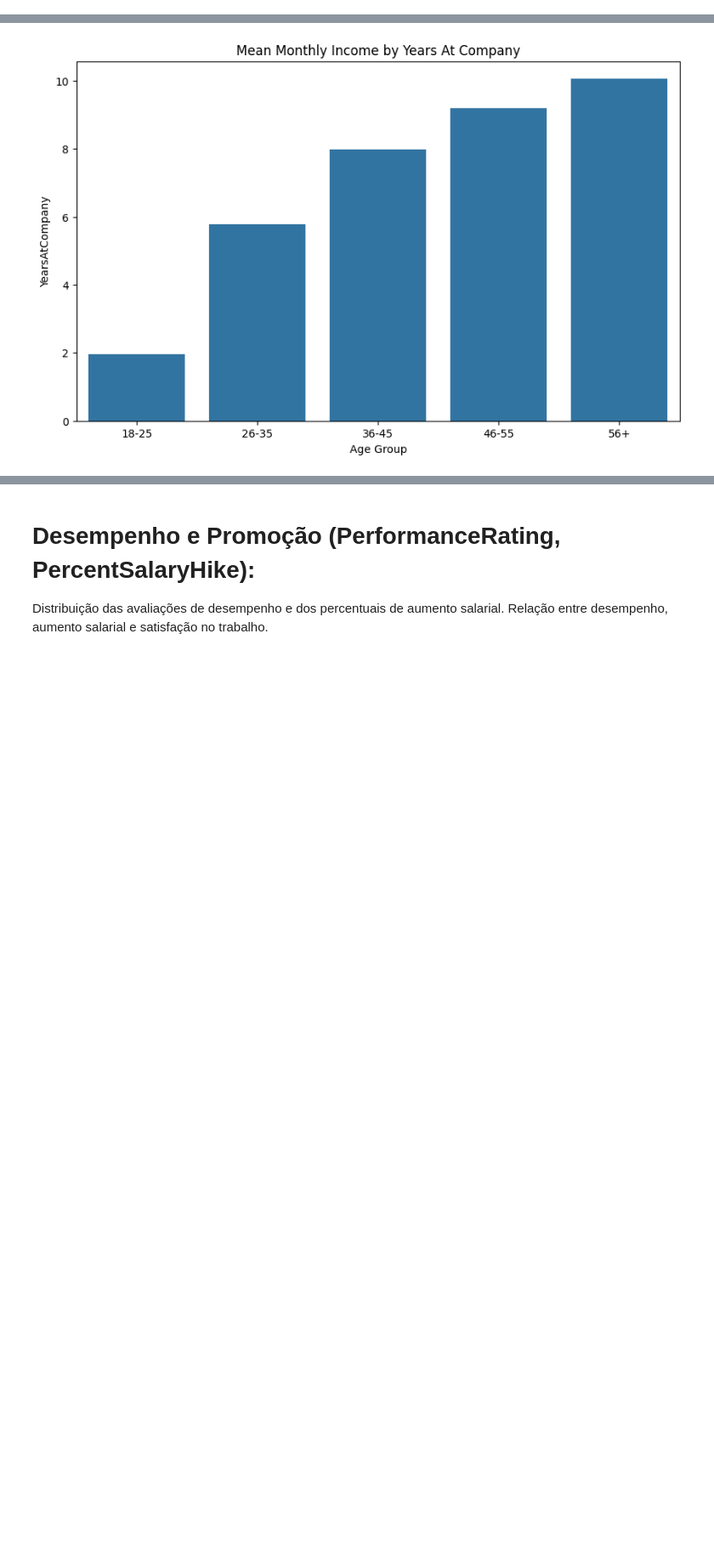
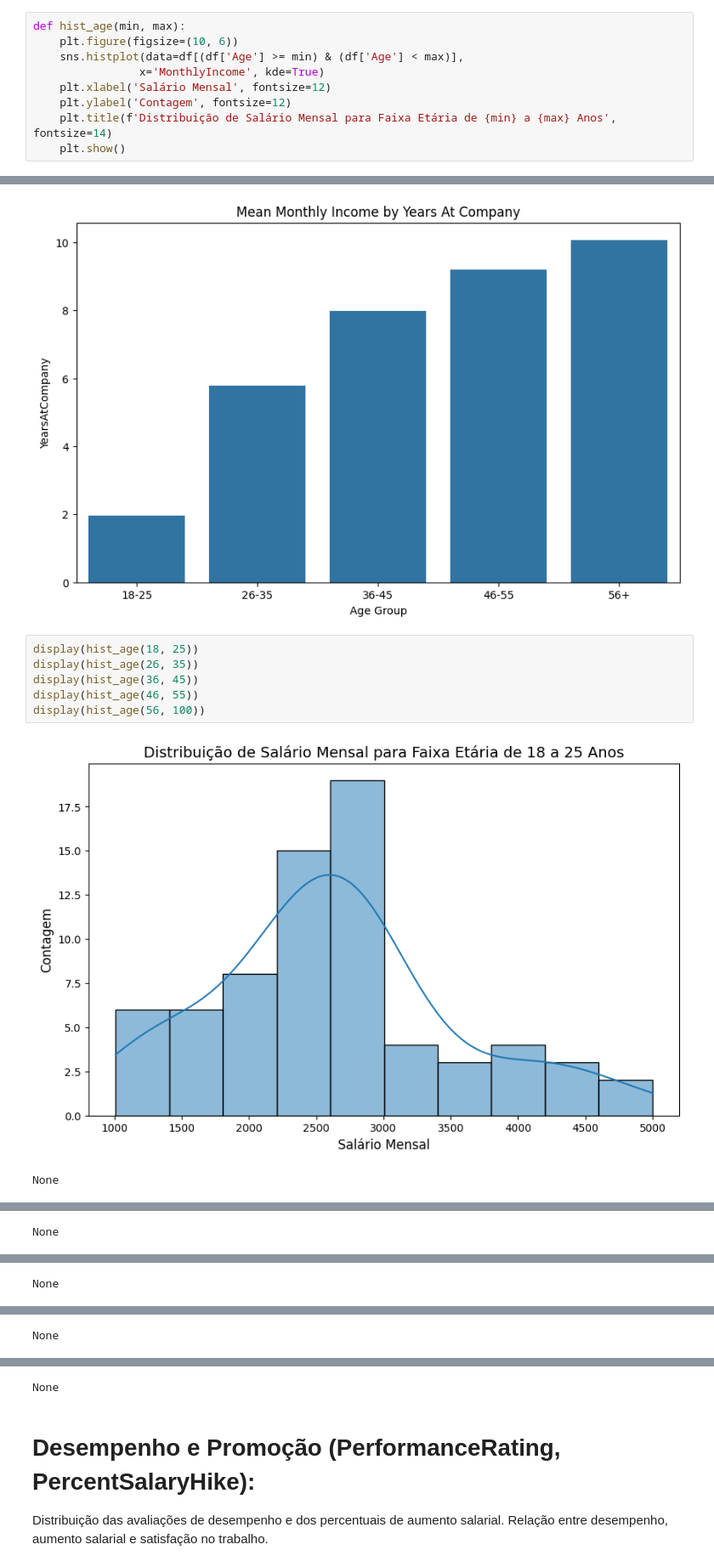
Before and after one commit to gudaoliveira/analise-rotatividade-ibm, a Jupyter notebook: notebook.ipynb, the cells around one changed output, grey strips where cells are left out. Shown at 85% size. Cells and saved outputs as stored; diff of their text form; blank space fills up the shorter version.

```diff
--- a/notebook.ipynb
+++ b/notebook.ipynb
@@ -139,6 +157,15 @@ plt.show()
 # %% [output]
 <Figure size 1200x800 with 0 Axes>
 [figure]
+# %%
+def hist_age(min, max):
+    plt.figure(figsize=(10, 6))
+    sns.histplot(data=df[(df['Age'] >= min) & (df['Age'] < max)],
+                x='MonthlyIncome', kde=True)
+    plt.xlabel('Salário Mensal', fontsize=12)
+    plt.ylabel('Contagem', fontsize=12)
+    plt.title(f'Distribuição de Salário Mensal para Faixa Etária de {min} a {max} Anos', fontsize=14)
+    plt.show()
 # %% [markdown]
 Comparativo da média salarial por entre homens e mulheres de acordo com a idade
 # %%
@@ -165,3 +192,12 @@ plt.show()
 # %% [output]
 [figure]
 [figure]
+# %%
+display(hist_age(18, 25))
+display(hist_age(26, 35))
+display(hist_age(36, 45))
+display(hist_age(46, 55))
+display(hist_age(56, 100))
+# %% [output]
+[figure, added]
+None
@@ -167,0 +205 @@ plt.show()
+None
@@ -167,0 +207 @@ plt.show()
+None
@@ -167,0 +209 @@ plt.show()
+None
@@ -168,3 +211,4 @@ plt.show()
+None
 # %% [markdown]
 # Desempenho e Promoção (PerformanceRating, PercentSalaryHike):
 
```
Also changed, not shown: parts of 9 cells of this notebook.
